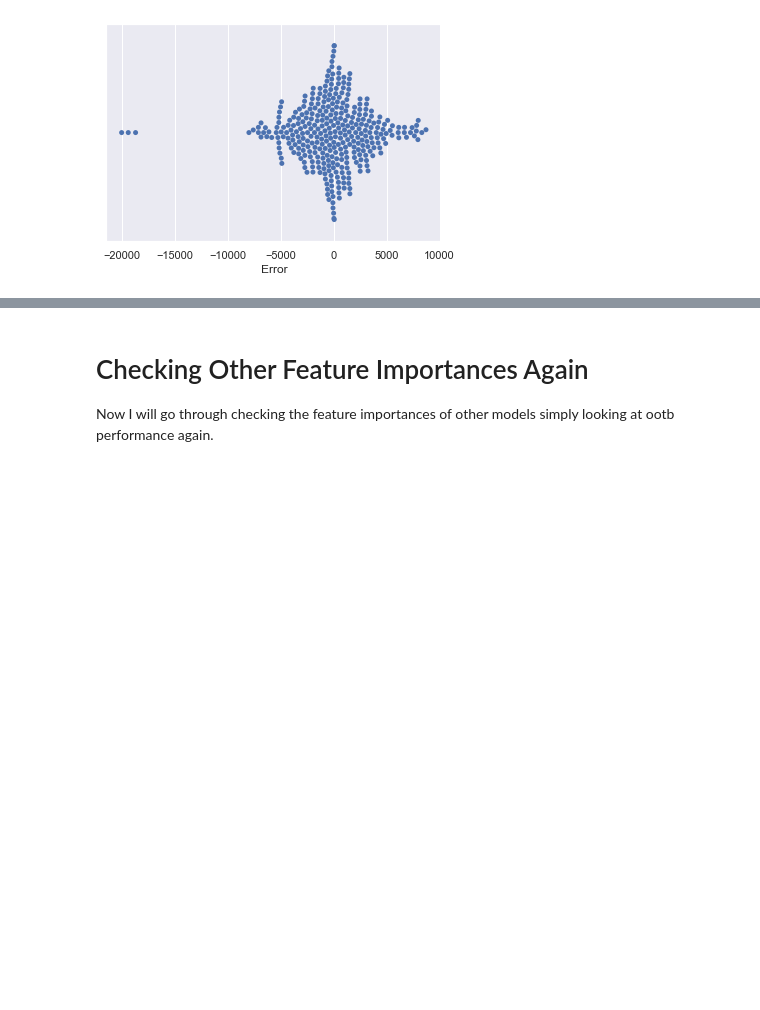
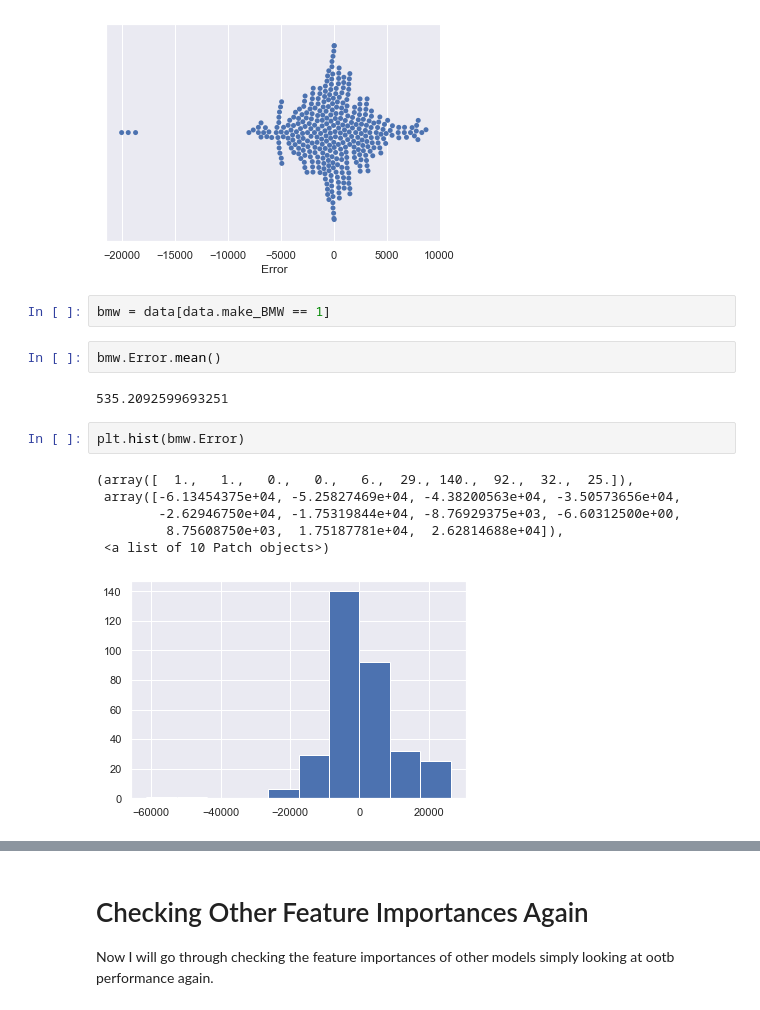
Before and after one commit to mbuck86/Project_Portfolio, a Jupyter notebook: Capstone-2/Machine Learning/Machine Learning Notebook.ipynb, the cells around one changed output, grey strips where cells are left out. Drawn from its saved outputs; the diff is of its cells as text; blank space fills up the shorter version.

```diff
--- a/Capstone-2/Machine Learning/Machine Learning Notebook.ipynb
+++ b/Capstone-2/Machine Learning/Machine Learning Notebook.ipynb
@@ -1290,3 +1319,18 @@ sns.swarmplot(maz.Error)
 # %% [output]
 <matplotlib.axes._subplots.AxesSubplot at 0x...>
 [figure]
+# %%
+bmw = data[data.make_BMW == 1]
+# %%
+bmw.Error.mean()
+# %% [output]
+535.2092599693251
+# %%
+plt.hist(bmw.Error)
+# %% [output]
+(array([  1.,   1.,   0.,   0.,   6.,  29., 140.,  92.,  32.,  25.]),
+ array([-6.13454375e+04, -5.25827469e+04, -4.38200563e+04, -3.50573656e+04,
+        -2.62946750e+04, -1.75319844e+04, -8.76929375e+03, -6.60312500e+00,
+         8.75608750e+03,  1.75187781e+04,  2.62814688e+04]),
+ <a list of 10 Patch objects>)
+[figure, added]
```
Also changed, not shown: parts of 74 cells of this notebook, 3 other files.
